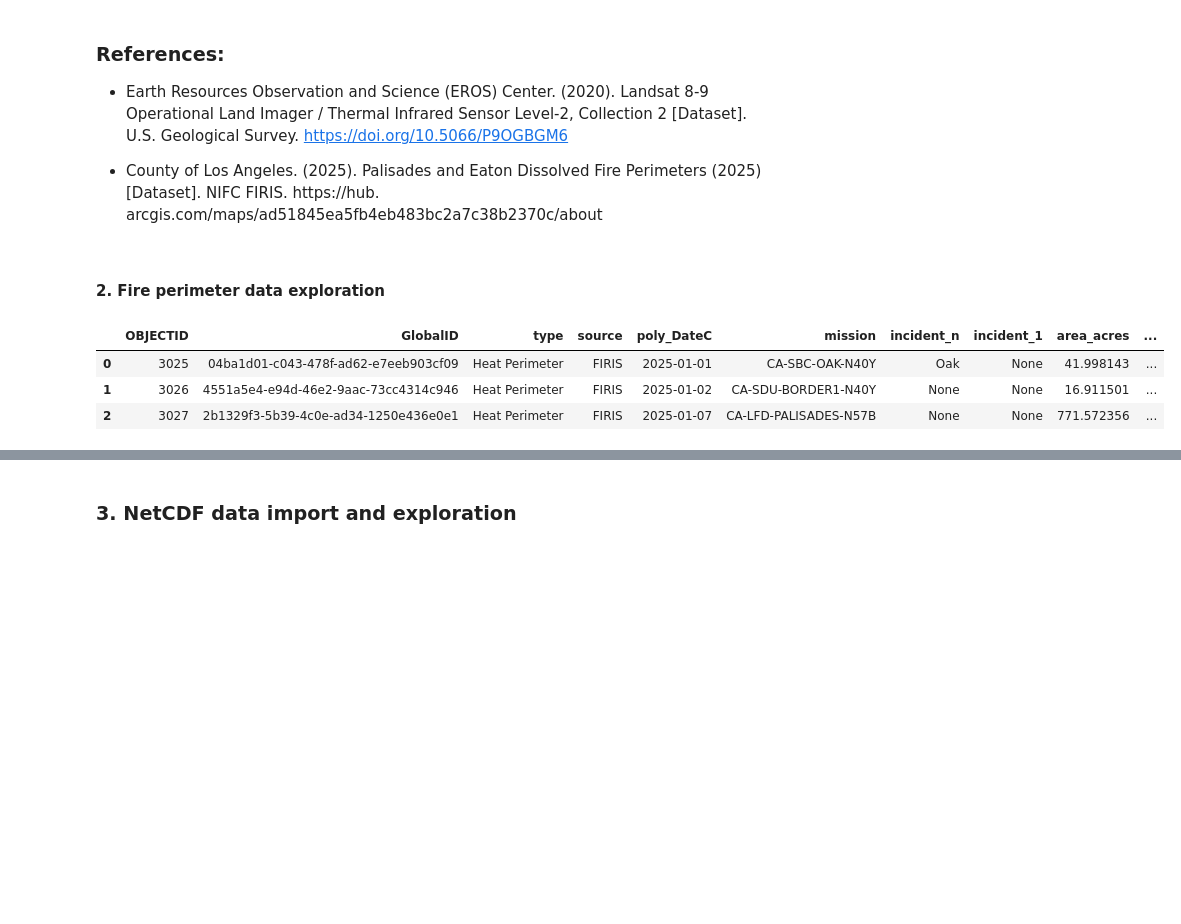
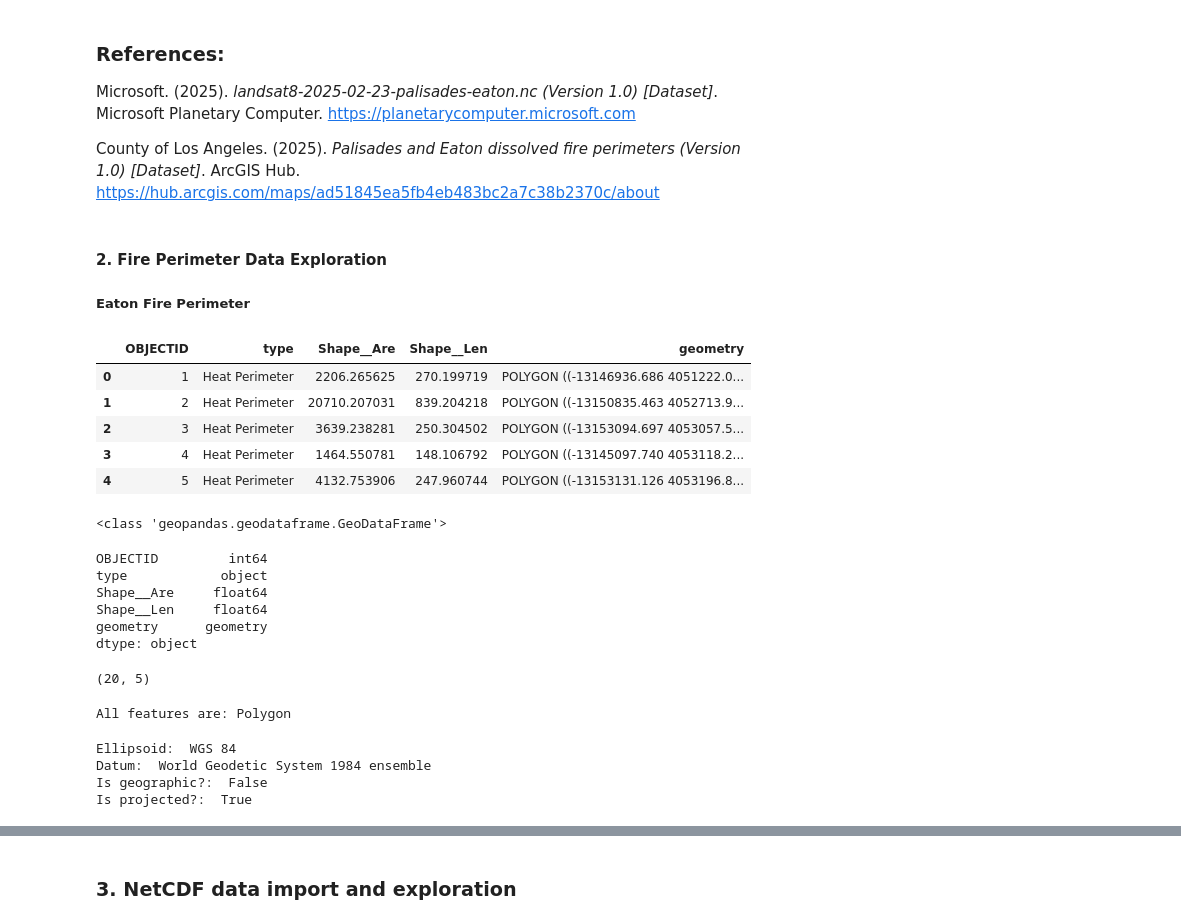
Before and after one commit to mmorenorolon/eds220-hwk4, a Jupyter notebook: hwk4-task2-false-color-MORENOROLON.ipynb, the cells around one changed output, grey strips where cells are left out. Drawn from its saved outputs; the diff is of its cells as text; code cells hidden in the pictures; blank space fills up the shorter version.

```diff
--- a/hwk4-task2-false-color-MORENOROLON.ipynb
+++ b/hwk4-task2-false-color-MORENOROLON.ipynb
@@ -24,9 +35,9 @@ Source date:
 Date Accessed: 11/19/2025
 # %% [markdown]
 ### References:
--  Earth Resources Observation and Science (EROS) Center. (2020). Landsat 8-9 Operational Land Imager / Thermal Infrared Sensor Level-2, Collection 2 [Dataset]. U.S. Geological Survey. https://doi.org/10.5066/P9OGBGM6
+Microsoft. (2025). *landsat8-2025-02-23-palisades-eaton.nc (Version 1.0) [Dataset]*. Microsoft Planetary Computer. https://planetarycomputer.microsoft.com
 
-- County of Los Angeles. (2025). Palisades and Eaton Dissolved Fire Perimeters (2025) [Dataset]. NIFC FIRIS. https://hub.     arcgis.com/maps/ad51845ea5fb4eb483bc2a7c38b2370c/about
+County of Los Angeles. (2025). *Palisades and Eaton dissolved fire perimeters (Version 1.0) [Dataset]*. ArcGIS Hub. https://hub.arcgis.com/maps/ad51845ea5fb4eb483bc2a7c38b2370c/about
 # %%
 # Import libraries
 import numpy as np
@@ -41,22 +49,21 @@ from shapely.geometry import box
 # %% [markdown]
-#### 2. Fire perimeter data exploration
+#### 2. Fire Perimeter Data Exploration
+##### Eaton Fire Perimeter
 # %%
-# Create file path for fire perimeter data
-fp = os.path.join('data','CA_Perimeters_CAL_FIRE_NIFC_FIRIS_public_view','CA_Perimeters_CAL_FIRE_NIFC_FIRIS_public_view.shp')
+# Read in Eaton fire perimeter data
+eaton_fire = gpd.read_file(os.path.join('data','Eaton_Perimeter_20250121','Eaton_Perimeter_20250121.shp'))
 
-# View file path
-fp
-
-# Read in fire perimeter data
-fire_perimeters = gpd.read_file(fp)
-
-# View the first five rows of the `fire_perimeter` shapefile
-fire_perimeters.head(3)
+# View the first five rows of the `eaton_fire` geodataframe
+eaton_fire.head()
 # %% [output]
-|  | OBJECTID | GlobalID | type | source | poly_DateC | mission | incident_n | incident_1 | area_acres | ... |
-| 0 | 3025 | 04ba1d01-c043-478f-ad62-e7eeb903cf09 | Heat Perimeter | FIRIS | 2025-01-01 | CA-SBC-OAK-N40Y | Oak | None | 41.998143 | ... |
-| 1 | 3026 | 4551a5e4-e94d-46e2-9aac-73cc4314c946 | Heat Perimeter | FIRIS | 2025-01-02 | CA-SDU-BORDER1-N40Y | None | None | 16.911501 | ... |
-| 2 | 3027 | 2b1329f3-5b39-4c0e-ad34-1250e436e0e1 | Heat Perimeter | FIRIS | 2025-01-07 | CA-LFD-PALISADES-N57B | None | None | 771.572356 | ... |
+|  | OBJECTID | type | Shape__Are | Shape__Len | geometry |
+| 0 | 1 | Heat Perimeter | 2206.265625 | 270.199719 | POLYGON ((-13146936.686 4051222.0... |
+| 1 | 2 | Heat Perimeter | 20710.207031 | 839.204218 | POLYGON ((-13150835.463 4052713.9... |
+| 2 | 3 | Heat Perimeter | 3639.238281 | 250.304502 | POLYGON ((-13153094.697 4053057.5... |
+| 3 | 4 | Heat Perimeter | 1464.550781 | 148.106792 | POLYGON ((-13145097.740 4053118.2... |
+| 4 | 5 | Heat Perimeter | 4132.753906 | 247.960744 | POLYGON ((-13153131.126 4053196.8... |
 # %%
-# Check the data type of the fire perimeter geodataframe
-print(type(fire_perimeters))
+# Print the data type of the `eaton_fire` geodataframe
+print(type(eaton_fire))
+# %% [output]
+<class 'geopandas.geodataframe.GeoDataFrame'>
@@ -66,6 +70,15 @@ print(type(fire_perimeters.geometry))
 # %%
 # Check the data type of each column
-fire_perimeters.dtypes
+eaton_fire.dtypes
+# %% [output]
+OBJECTID         int64
+type            object
+Shape__Are     float64
+Shape__Len     float64
+geometry      geometry
+dtype: object
 # %%
 # Check the dimensions of the geodataframe
-fire_perimeters.shape
+eaton_fire.shape
+# %% [output]
+(20, 5)
@@ -75,11 +94,18 @@ fire_perimeters.geom_type.head()
 # %%
 # Check the geometry types of the dataframe
-check_polygons(fire_perimeters)
+check_polygons(eaton_fire)
+# %% [output]
+All features are: Polygon
 # %%
 # Examine CRS details
-print('Ellipsoid: ', fire_perimeters.crs.ellipsoid)
-print('Datum: ', fire_perimeters.crs.datum)
-print('Is geographic?: ', fire_perimeters.crs.is_geographic)
-print('Is projected?: ', fire_perimeters.crs.is_projected)
+print('Ellipsoid: ', eaton_fire.crs.ellipsoid)
+print('Datum: ', eaton_fire.crs.datum)
+print('Is geographic?: ', eaton_fire.crs.is_geographic)
+print('Is projected?: ', eaton_fire.crs.is_projected)
+# %% [output]
+Ellipsoid:  WGS 84
+Datum:  World Geodetic System 1984 ensemble
+Is geographic?:  False
+Is projected?:  True
 # %%
 # Access the CRS of the GeoDataFrame
```
Also changed, not shown: parts of 75 cells of this notebook.
